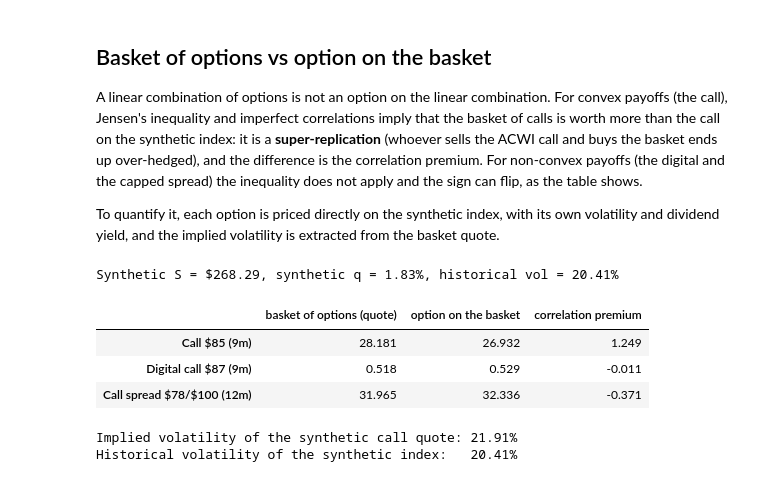
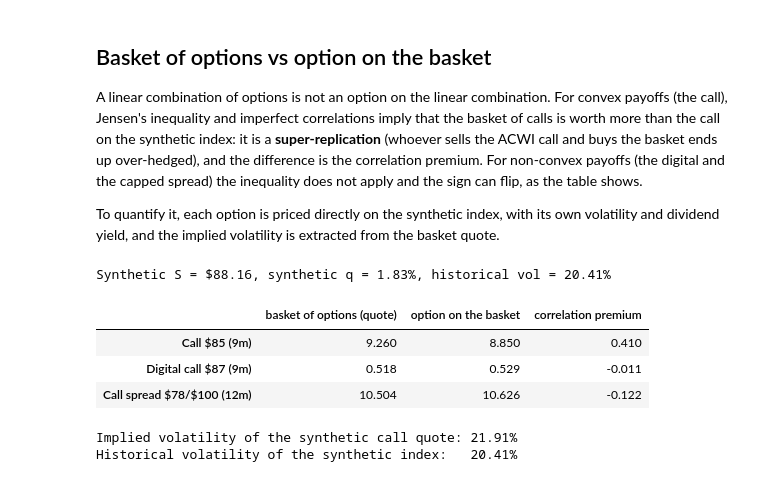
Before and after one commit to Aldo10F/acwi-synthetic-options, a Jupyter notebook: acwi_synthetic_options.ipynb, the cells around one changed output. Saved outputs shown, nothing was run; the diff lists cells and outputs as text; code cells hidden in the pictures.

```diff
--- a/acwi_synthetic_options.ipynb
+++ b/acwi_synthetic_options.ipynb
@@ -335,6 +325,12 @@ The strikes (\$85, \$87, \$78, \$100) are in ACWI-ETF terms; each index keeps th
 S_A = prices.loc[valuation_date, 'ACWI']
 print(f'ACWI on {valuation_date}: ${S_A:.2f}')
 
+# The synthetic index is a value-weighted basket (~$268), not on the ACWI price scale. Rescale it
+# to the ACWI share so every quote comes out in ACWI-ETF terms. Proportional payoffs (call, spread)
+# then scale by the same factor; the digital's fixed $1 payoff and all deltas do not (see price_series).
+scale = S_A / prices.loc[valuation_date, 'ACWI_synthetic']
+prices['ACWI_synthetic'] *= scale
+
 cols = components + ['ACWI_synthetic']
 strikes = pd.DataFrame({K: prices.loc[valuation_date, cols] * (K / S_A) for K in [85, 87, 78, 100]})
 strikes.round(2)
@@ -378,15 +374,18 @@ def digital_delta(S, K, T, r, q, sigma):
     d2 = bs_d1_d2(S, K, T, r, q, sigma)[1]
     return np.exp(-r * T) * norm.pdf(d2) / (S * sigma * np.sqrt(T))
 
-def price_series(fn, K, T_init, sigma, until):
-    """Daily series of fn for each component and the synthetic, from the valuation date to `until`."""
+def price_series(fn, K, T_init, sigma, until, agg_scale=1.0):
+    """Daily series of fn for each component and the synthetic, from the valuation date to `until`.
+    agg_scale expresses the aggregated basket in ACWI-share terms: `scale` (=S_A/S_syn) for prices
+    of proportional payoffs, 1 for deltas and the digital's fixed $1 payoff, 1/scale for the digital's
+    delta (a per-price sensitivity). Per-component columns stay in their own (traded-price) terms."""
     S = prices.loc[valuation_date:until, components]
     T = T_init - (S.index - S.index[0]).days / 365
     S, T = S[T > 0], T[T > 0]
     out = pd.DataFrame(fn(S.values, strikes.loc[components, K].values, np.asarray(T)[:, None],
                           r_usd, div[components].values, sigma[components].values),
                        index=S.index, columns=components)
-    out['ACWI_synthetic'] = out[components].dot(weights)
+    out['ACWI_synthetic'] = out[components].dot(weights) * agg_scale
     return out
 
 # minimal self-checks
@@ -397,8 +396,8 @@ assert 0 < digital(100, 100, 1, 0.02, 0.0, 0.2) < np.exp(-0.02)
 # %% [markdown]
 ## 9-month call, strike \$85
 # %%
-call85_hist = price_series(call, 85, 0.75, vol_hist, '2023-11-24')
-call85_ewma = price_series(call, 85, 0.75, vol_ewma, '2023-11-24')
+call85_hist = price_series(call, 85, 0.75, vol_hist, '2023-11-24', scale)
+call85_ewma = price_series(call, 85, 0.75, vol_ewma, '2023-11-24', scale)
 delta85_hist = price_series(call_delta, 85, 0.75, vol_hist, '2023-11-24')
 
 summary = pd.DataFrame({'price (hist vol)': call85_hist.iloc[0].round(2),
@@ -463,8 +462,8 @@ plt.show()
 # %% [markdown]
 ## 12-month call spread, strikes \$78 and \$100
 # %%
-spread_hist = price_series(call, 78, 1.0, vol_hist, '2024-02-24') - price_series(call, 100, 1.0, vol_hist, '2024-02-24')
-spread_ewma = price_series(call, 78, 1.0, vol_ewma, '2024-02-24') - price_series(call, 100, 1.0, vol_ewma, '2024-02-24')
+spread_hist = price_series(call, 78, 1.0, vol_hist, '2024-02-24', scale) - price_series(call, 100, 1.0, vol_hist, '2024-02-24', scale)
+spread_ewma = price_series(call, 78, 1.0, vol_ewma, '2024-02-24', scale) - price_series(call, 100, 1.0, vol_ewma, '2024-02-24', scale)
 deltaspread_hist = price_series(call_delta, 78, 1.0, vol_hist, '2024-02-24') - price_series(call_delta, 100, 1.0, vol_hist, '2024-02-24')
 
 summary = pd.DataFrame({'price (hist vol)': spread_hist.iloc[0].round(2),
@@ -501,27 +500,28 @@ A linear combination of options is not an option on the linear combination. For
 To quantify it, each option is priced directly on the synthetic index, with its own volatility and dividend yield, and the implied volatility is extracted from the basket quote.
 # %%
 S_syn = prices.loc[valuation_date, 'ACWI_synthetic']
-q_syn = (weights * prices.loc[valuation_date, components] * div[components]).sum() / S_syn
+basket_value = (weights * prices.loc[valuation_date, components]).sum()  # scale-free denominator for the yield
+q_syn = (weights * prices.loc[valuation_date, components] * div[components]).sum() / basket_value
 v_syn = vol_hist['ACWI_synthetic']
 K85s, K87s, K78s, K100s = strikes.loc['ACWI_synthetic', [85, 87, 78, 100]]
 print(f'Synthetic S = ${S_syn:.2f}, synthetic q = {q_syn:.2%}, historical vol = {v_syn:.2%}')
 
 comparison = pd.DataFrame({
     'basket of options (quote)': [call85_hist.iloc[0]['ACWI_synthetic'],
                                   digital87_hist.iloc[0]['ACWI_synthetic'],
                                   spread_hist.iloc[0]['ACWI_synthetic']],
     'option on the basket': [call(S_syn, K85s, 0.75, r_usd, q_syn, v_syn),
                              digital(S_syn, K87s, 0.75, r_usd, q_syn, v_syn),
                              call(S_syn, K78s, 1.0, r_usd, q_syn, v_syn) - call(S_syn, K100s, 1.0, r_usd, q_syn, v_syn)],
 }, index=['Call $85 (9m)', 'Digital call $87 (9m)', 'Call spread $78/$100 (12m)'])
 comparison['correlation premium'] = comparison.iloc[:, 0] - comparison.iloc[:, 1]
 comparison.round(3)
 # %% [output]
-Synthetic S = $268.29, synthetic q = 1.83%, historical vol = 20.41%
+Synthetic S = $88.16, synthetic q = 1.83%, historical vol = 20.41%
 |  | basket of options (quote) | option on the basket | correlation premium |
-| Call $85 (9m) | 28.181 | 26.932 | 1.249 |
+| Call $85 (9m) | 9.260 | 8.850 | 0.410 |
 | Digital call $87 (9m) | 0.518 | 0.529 | -0.011 |
-| Call spread $78/$100 (12m) | 31.965 | 32.336 | -0.371 |
+| Call spread $78/$100 (12m) | 10.504 | 10.626 | -0.122 |
 # %%
 C_basket = call85_hist.iloc[0]['ACWI_synthetic']
 implied_vol_syn = brentq(lambda s: call(S_syn, K85s, 0.75, r_usd, q_syn, s) - C_basket, 1e-4, 3.0)
```
Also changed, not shown: parts of 18 cells of this notebook, 1 other file.
